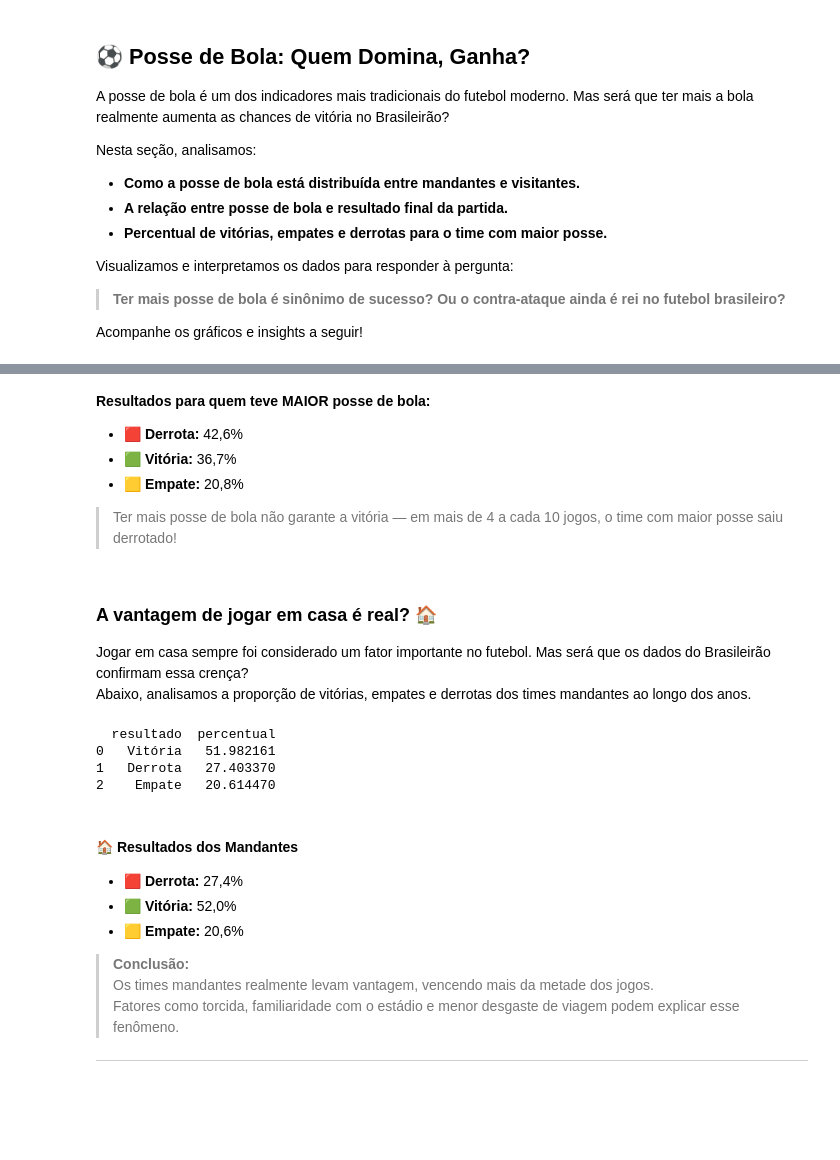
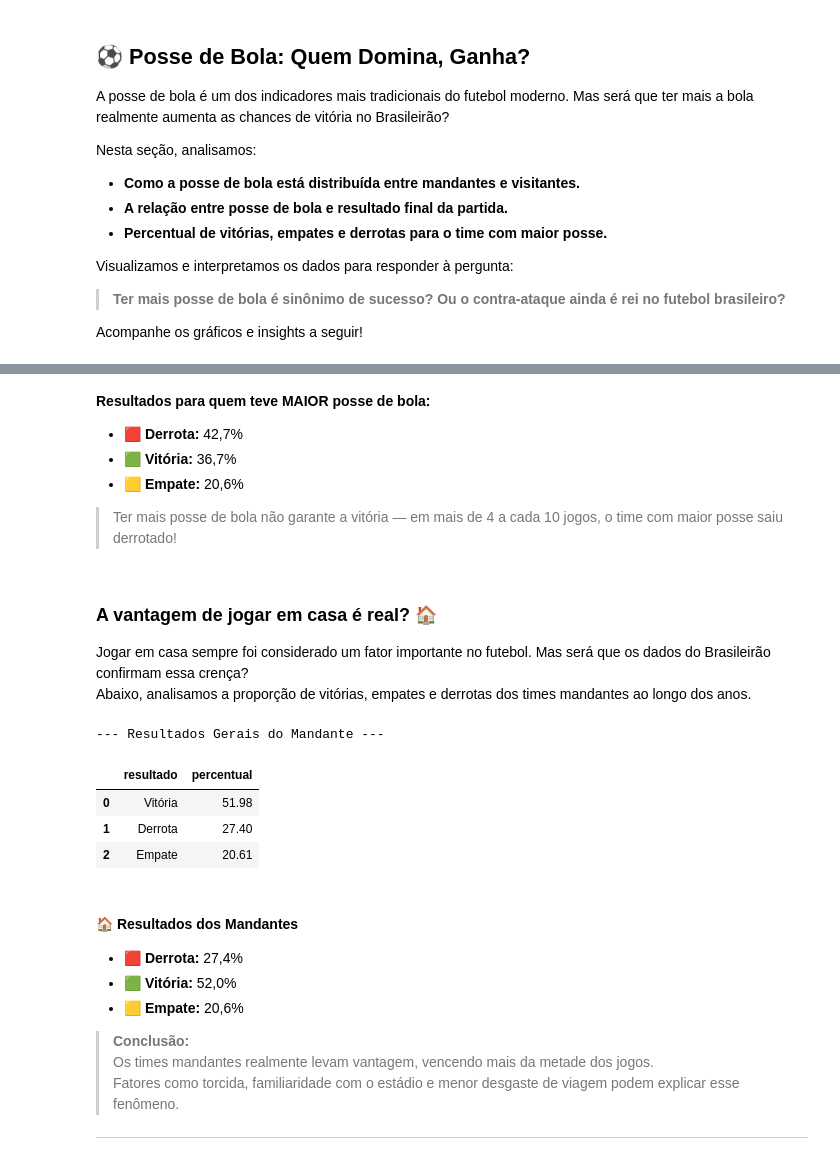
Before and after one commit to leorossi08/desafio-liven-tech, a Jupyter notebook: Challenge_Liven.ipynb, the cells around one changed output, grey strips where cells are left out. Cells and saved outputs as stored; diff of their text form; code cells hidden in the pictures; blank space fills up the shorter version.

```diff
--- a/Challenge_Liven.ipynb
+++ b/Challenge_Liven.ipynb
@@ -418,9 +417,9 @@ fig.show()
 # %% [markdown]
 **Resultados para quem teve MAIOR posse de bola:**
 
-- 🟥 **Derrota:** 42,6%
+- 🟥 **Derrota:** 42,7%
 - 🟩 **Vitória:** 36,7%
-- 🟨 **Empate:** 20,8%
+- 🟨 **Empate:** 20,6%
 
 > Ter mais posse de bola não garante a vitória — em mais de 4 a cada 10 jogos, o time com maior posse saiu derrotado!
 # %% [markdown]
@@ -429,32 +428,22 @@ fig.show()
 Jogar em casa sempre foi considerado um fator importante no futebol. Mas será que os dados do Brasileirão confirmam essa crença?
 Abaixo, analisamos a proporção de vitórias, empates e derrotas dos times mandantes ao longo dos anos.
 # %%
-# Conta quantos jogos os mandantes venceram, empataram ou perderam
-resumo_mandante = df_analise['resultado'].value_counts(normalize=True).reset_index()
+resumo_mandante = df_analise['resultado'].value_counts(normalize=True).mul(100).reset_index()
 resumo_mandante.columns = ['resultado', 'percentual']
-resumo_mandante['percentual'] = 100 * resumo_mandante['percentual']
-print(resumo_mandante)
 
+print("--- Resultados Gerais do Mandante ---")
+display(resumo_mandante.round(2))
 
-fig = px.pie(
-    resumo_mandante,
-    names='resultado',
-    values='percentual',
-    title='Resultados do Mandante (%)',
-    color='resultado',               # usa o próprio rótulo como chave
-    color_discrete_map={
-        'Vitória': 'green',          # verde
-        'Derrota': 'red',            # vermelho
-        'Empate':  'yellow'          # amarelo
-    }
-)
-
+fig = px.pie(resumo_mandante, names='resultado', values='percentual', title='Resultados do Mandante (%)',
+             color='resultado', color_discrete_map=COLOR_RESULTADO, hole=.3)
+fig.update_traces(textposition='inside', textinfo='percent+label')
 fig.show()
 # %% [output]
-  resultado  percentual
-0   Vitória   51.982161
-1   Derrota   27.403370
-2    Empate   20.614470
+--- Resultados Gerais do Mandante ---
+|  | resultado | percentual |
+| 0 | Vitória | 51.98 |
+| 1 | Derrota | 27.40 |
+| 2 | Empate | 20.61 |
 # %% [markdown]
 #### 🏠 **Resultados dos Mandantes**
 
```
Also changed, not shown: parts of 9 cells of this notebook, 2 other files.
